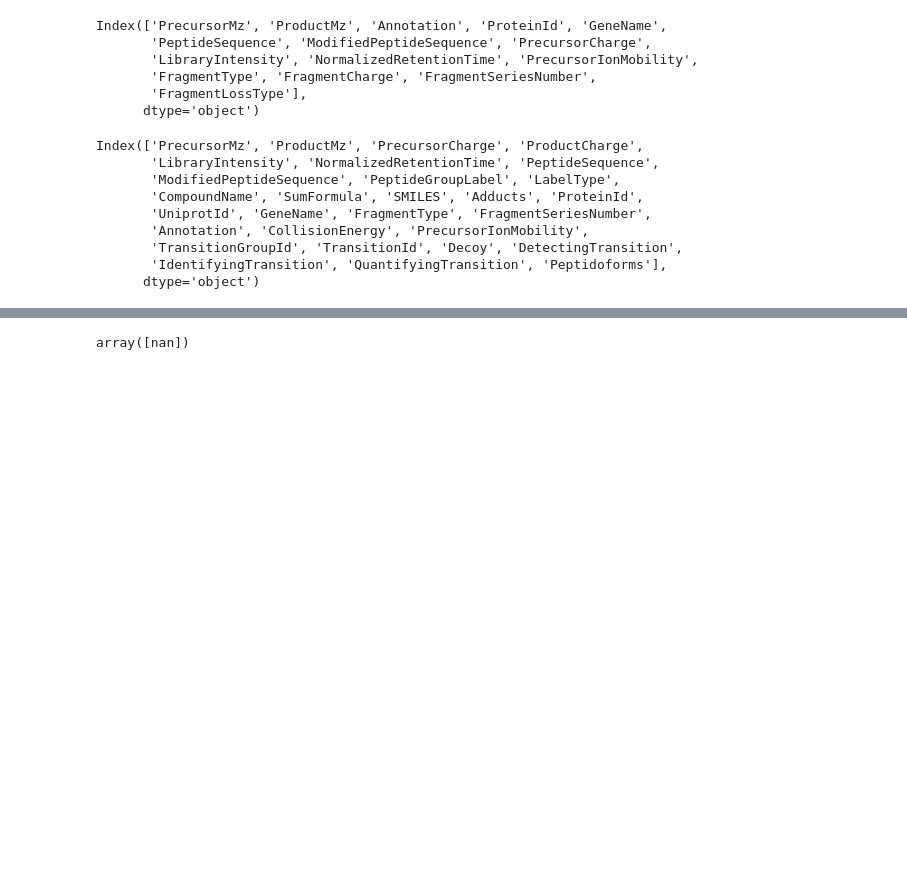
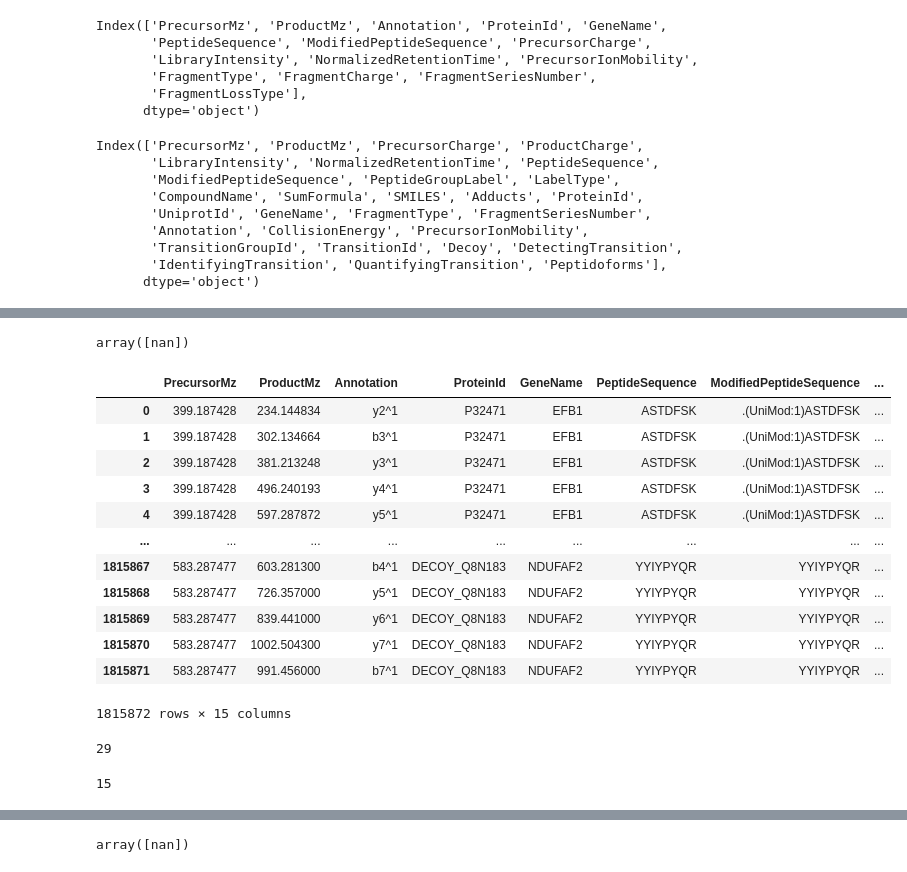
Before and after one commit to statisticalbiotechnology/dia_sum, a Jupyter notebook: experiments/20210602_spectral_library_formatting_to_diaNN.ipynb, the cells around one changed output, grey strips where cells are left out. Drawn from its saved outputs; the diff is of its cells as text; code cells hidden in the pictures; blank space fills up the shorter version.

```diff
--- a/experiments/20210602_spectral_library_formatting_to_diaNN.ipynb
+++ b/experiments/20210602_spectral_library_formatting_to_diaNN.ipynb
@@ -38,0 +85,4 @@ lib_mod[lib.drop(["FragmentLossType", 'FragmentCharge'], axis = 1).columns].to_c
+# %%
+lib["FragmentLossType"].unique()
+# %% [output]
+array([nan])
@@ -39,3 +95,28 @@ lib_mod[lib.drop(["FragmentLossType", 'FragmentCharge'], axis = 1).columns].to_c
+# %%
+test = pd.read_csv("library_target_decoy_reformatted.tsv", sep = "\t")
+test
+# %% [output]
+|  | PrecursorMz | ProductMz | Annotation | ProteinId | GeneName | PeptideSequence | ModifiedPeptideSequence | ... |
+| 0 | 399.187428 | 234.144834 | y2^1 | P32471 | EFB1 | ASTDFSK | .(UniMod:1)ASTDFSK | ... |
+| 1 | 399.187428 | 302.134664 | b3^1 | P32471 | EFB1 | ASTDFSK | .(UniMod:1)ASTDFSK | ... |
+| 2 | 399.187428 | 381.213248 | y3^1 | P32471 | EFB1 | ASTDFSK | .(UniMod:1)ASTDFSK | ... |
+| 3 | 399.187428 | 496.240193 | y4^1 | P32471 | EFB1 | ASTDFSK | .(UniMod:1)ASTDFSK | ... |
+| 4 | 399.187428 | 597.287872 | y5^1 | P32471 | EFB1 | ASTDFSK | .(UniMod:1)ASTDFSK | ... |
+| ... | ... | ... | ... | ... | ... | ... | ... | ... |
+| 1815867 | 583.287477 | 603.281300 | b4^1 | DECOY_Q8N183 | NDUFAF2 | YYIYPYQR | YYIYPYQR | ... |
+| 1815868 | 583.287477 | 726.357000 | y5^1 | DECOY_Q8N183 | NDUFAF2 | YYIYPYQR | YYIYPYQR | ... |
+| 1815869 | 583.287477 | 839.441000 | y6^1 | DECOY_Q8N183 | NDUFAF2 | YYIYPYQR | YYIYPYQR | ... |
+| 1815870 | 583.287477 | 1002.504300 | y7^1 | DECOY_Q8N183 | NDUFAF2 | YYIYPYQR | YYIYPYQR | ... |
+| 1815871 | 583.287477 | 991.456000 | b7^1 | DECOY_Q8N183 | NDUFAF2 | YYIYPYQR | YYIYPYQR | ... |
+1815872 rows × 15 columns
+# %%
+len(lib_mod.columns)
+# %% [output]
+29
+# %%
+len(lib.columns)
+# %% [output]
+15
 # %%
 lib.drop(["FragmentLossType", 'FragmentCharge'], axis = 1)
 # %% [output]
```
Also changed, not shown: parts of 10 cells of this notebook, 7 other files.
